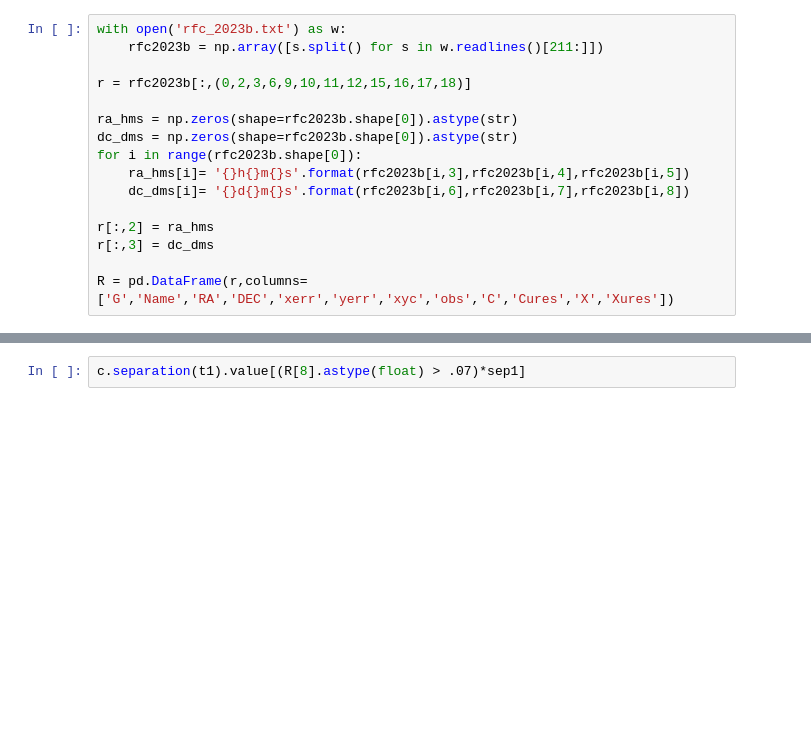
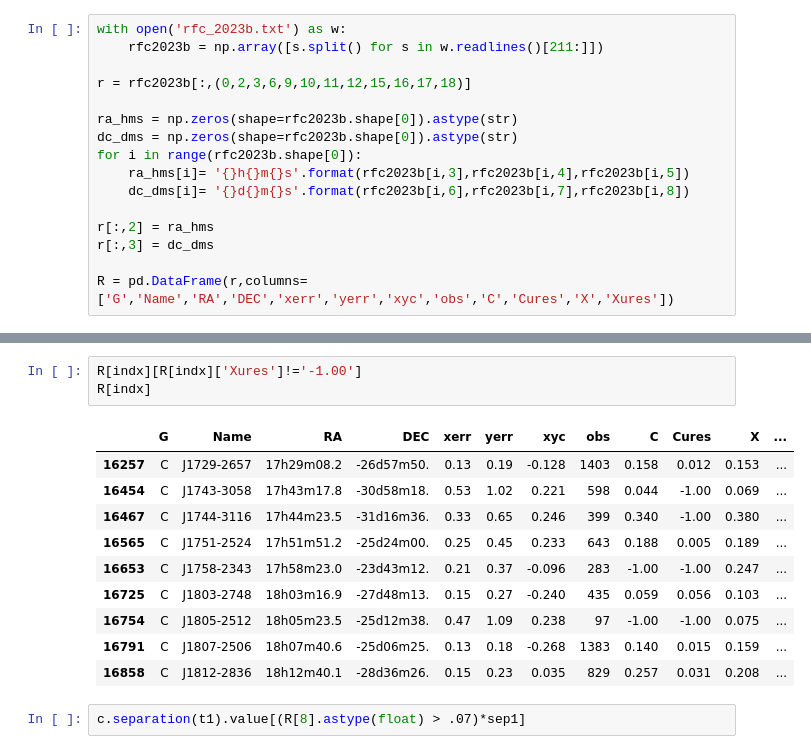
Before and after one commit to lucasjord/spiralssched, a Jupyter notebook: year3/calibrator_selection.ipynb, the cells around one changed output, grey strips where cells are left out. Saved outputs shown, nothing was run; the diff lists cells and outputs as text; blank space fills up the shorter version.

```diff
--- a/year3/calibrator_selection.ipynb
+++ b/year3/calibrator_selection.ipynb
@@ -123,3 +77,17 @@ Text(0, 0.5, 'rms (mJy)')
+# %%
+R[indx][R[indx]['Xures']!='-1.00']
+R[indx]
+# %% [output]
+|  | G | Name | RA | DEC | xerr | yerr | xyc | obs | C | Cures | X | ... |
+| 16257 | C | J1729-2657 | 17h29m08.2 | -26d57m50. | 0.13 | 0.19 | -0.128 | 1403 | 0.158 | 0.012 | 0.153 | ... |
+| 16454 | C | J1743-3058 | 17h43m17.8 | -30d58m18. | 0.53 | 1.02 | 0.221 | 598 | 0.044 | -1.00 | 0.069 | ... |
+| 16467 | C | J1744-3116 | 17h44m23.5 | -31d16m36. | 0.33 | 0.65 | 0.246 | 399 | 0.340 | -1.00 | 0.380 | ... |
+| 16565 | C | J1751-2524 | 17h51m51.2 | -25d24m00. | 0.25 | 0.45 | 0.233 | 643 | 0.188 | 0.005 | 0.189 | ... |
+| 16653 | C | J1758-2343 | 17h58m23.0 | -23d43m12. | 0.21 | 0.37 | -0.096 | 283 | -1.00 | -1.00 | 0.247 | ... |
+| 16725 | C | J1803-2748 | 18h03m16.9 | -27d48m13. | 0.15 | 0.27 | -0.240 | 435 | 0.059 | 0.056 | 0.103 | ... |
+| 16754 | C | J1805-2512 | 18h05m23.5 | -25d12m38. | 0.47 | 1.09 | 0.238 | 97 | -1.00 | -1.00 | 0.075 | ... |
+| 16791 | C | J1807-2506 | 18h07m40.6 | -25d06m25. | 0.13 | 0.18 | -0.268 | 1383 | 0.140 | 0.015 | 0.159 | ... |
+| 16858 | C | J1812-2836 | 18h12m40.1 | -28d36m26. | 0.15 | 0.23 | 0.035 | 829 | 0.257 | 0.031 | 0.208 | ... |
 # %%
 c.separation(t1).value[(R[8].astype(float) > .07)*sep1]
 # %% [output]
```
Also changed, not shown: parts of 12 cells of this notebook, 4 other files.
